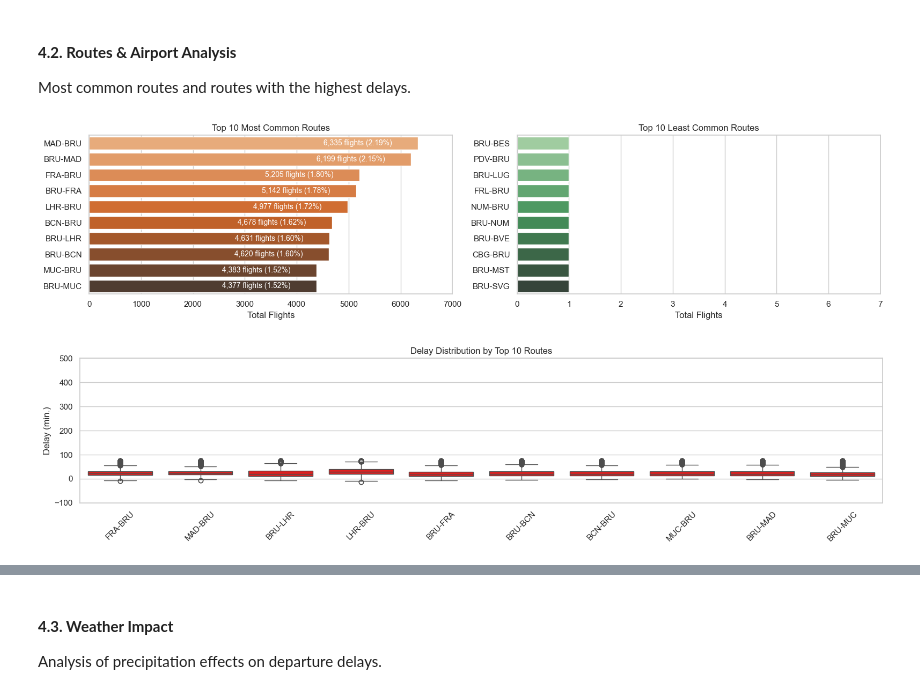
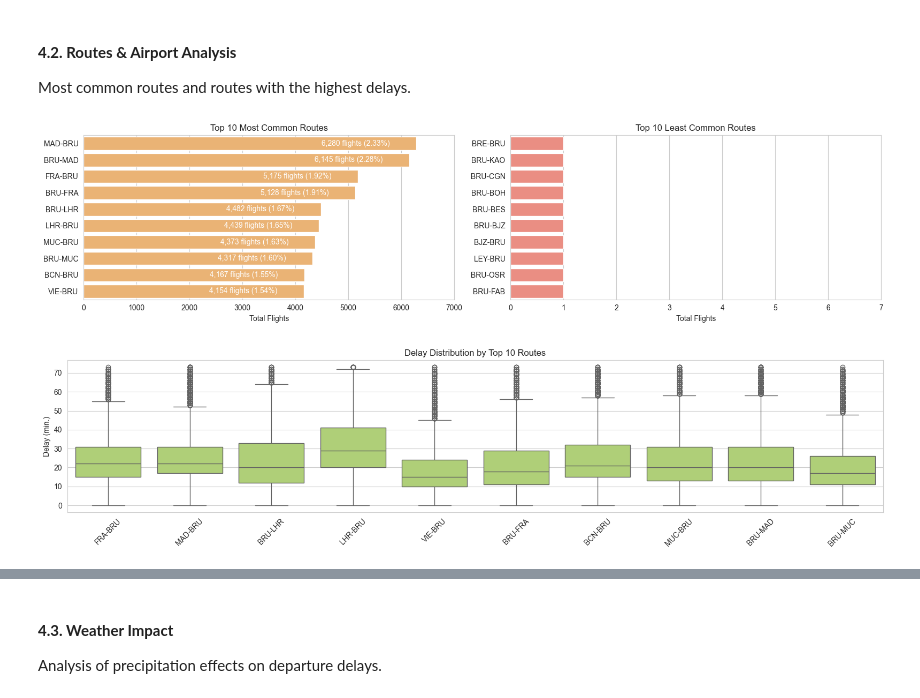
Before and after one commit to DT-Service-Consulting/avstats, a Jupyter notebook: avstats/AvStats_EDA.ipynb, the cells around one changed output, grey strips where cells are left out. Cells and saved outputs as stored; diff of their text form; code cells hidden in the pictures.

```diff
--- a/avstats/AvStats_EDA.ipynb
+++ b/avstats/AvStats_EDA.ipynb
@@ -390,2 +366,4 @@ plot_private_vs_commercial(df, delay_column='dep_delay', category_column='flight
 # %% [output]
 [figure]
+# %%
+df_commercial_flights = df[df['flight_cat'] == 'Commercial'].copy()
@@ -394,10 +381,10 @@ plot_private_vs_commercial(df, delay_column='dep_delay', category_column='flight
 
 Most common routes and routes with the highest delays.
 # %%
-plot_route_analysis(df=df, route_column='route_iata_code', delay_column='dep_delay', top_n=10)
+plot_route_analysis(df=df_commercial_flights, route_column='route_iata_code', delay_column='dep_delay', top_n=10)
 # %% [output]
-[figure, old version]
+[figure, new version]
-[figure, old version]
+[figure, new version]
 # %%
 plot_distance_vs_delay(df_preprocessed, distance_column='calc_flight_distance_km', delay_column='dep_delay')
 # %% [output]
```
Also changed, not shown: parts of 29 cells of this notebook, 3 other files.
